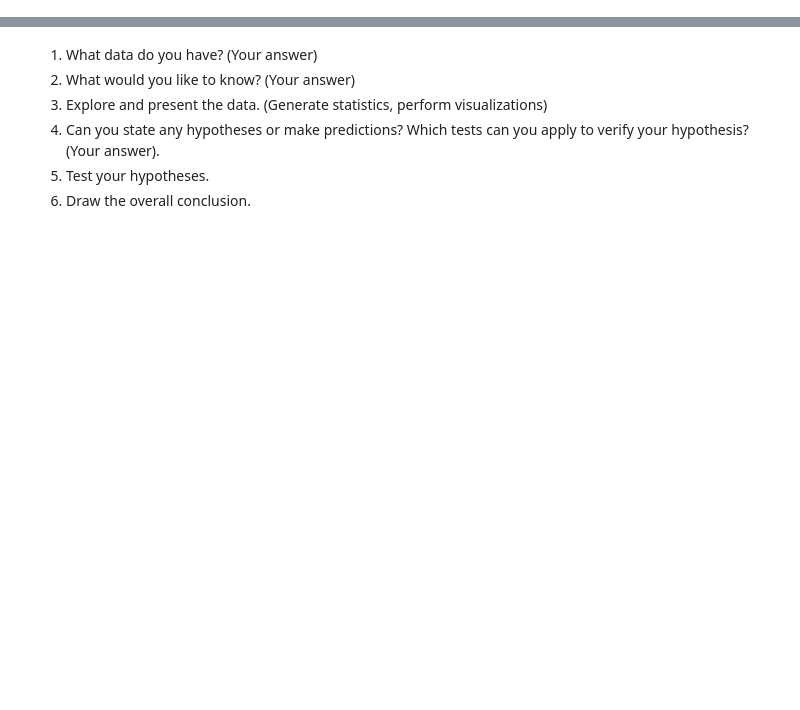
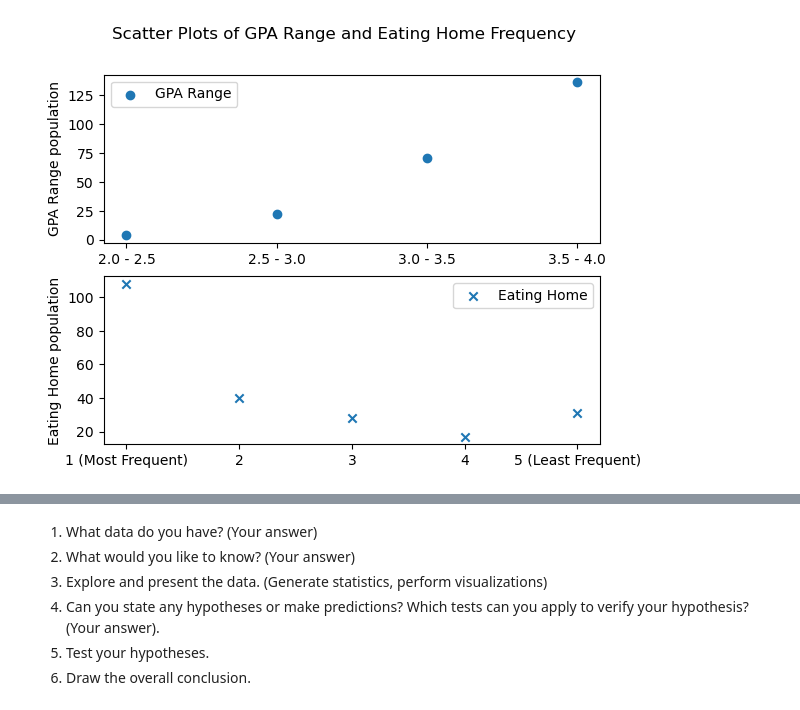
Before and after one commit to NiWong03/cs105lab5-6, a Jupyter notebook: OurProject.ipynb, the cells around one changed output, grey strips where cells are left out. Saved outputs shown, nothing was run; the diff lists cells and outputs as text; code cells hidden in the pictures; blank space fills up the shorter version.

Commit message:
Add files via upload
added scatterplots

```diff
--- a/OurProject.ipynb
+++ b/OurProject.ipynb
@@ -35,3 +56,23 @@ eating_graph.plot(kind='bar')
 eating_halls_question = 'Where do you usually get your food? (Rank from where you frequent most to least) [Glascow/Lothian (Dining Halls)]'
 # halls_condition = df[eating_halls_question] == '1 (Most Frequent)'
 # eating_halls_1s = df.loc[halls_condition]
+# %%
+fig, (ax1, ax2) = plt.subplots(2, 1, sharex=False)
+eating_home = df['Where do you usually get your food? (Rank from where you frequent most to least) [At home/bring meal from home]'].value_counts().sort_index()
+
+gpa_range = df['What is your range of cumulative GPA at UCR?'].fillna('0').value_counts().sort_index()
+
+ax1.scatter(gpa_range.index, gpa_range.values, label='GPA Range', marker='o')
+ax1.set_ylabel('GPA Range population')
+
+ax2.scatter(eating_home.index, eating_home.values, label='Eating Home', marker='x')
+ax2.set_ylabel('Eating Home population')
+
+fig.suptitle('Scatter Plots of GPA Range and Eating Home Frequency')
+
+ax1.legend()
+ax2.legend()
+
+plt.show()
+# %% [output]
+[figure, added]
```
Also changed, not shown: parts of 9 cells of this notebook.
